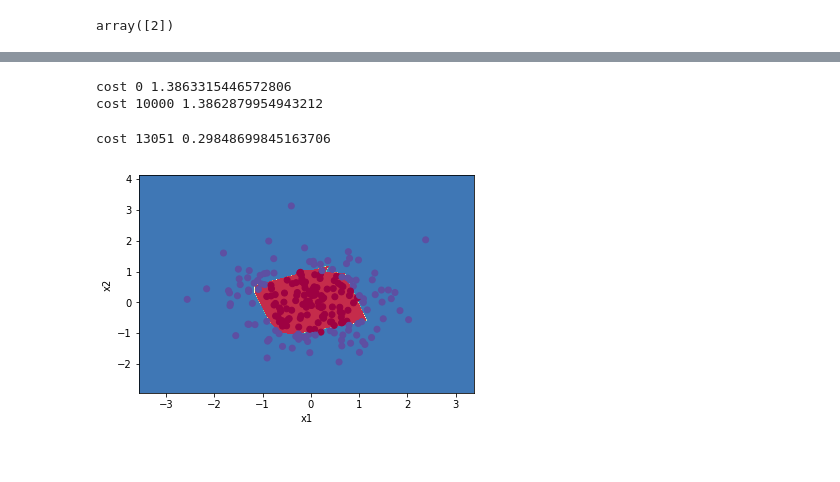
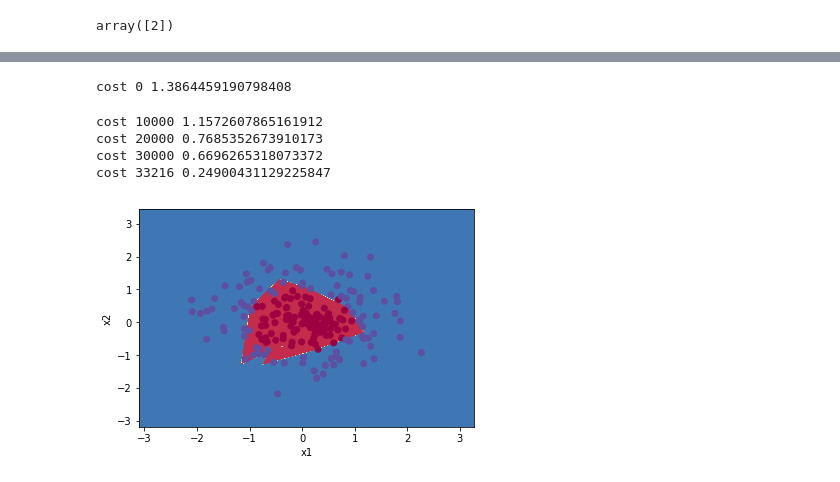
Before and after one commit to mkuzmik/neural-networks, a Jupyter notebook: mlp.ipynb, the cells around one changed output, grey strips where cells are left out. Saved outputs shown, nothing was run; the diff lists cells and outputs as text; code cells hidden in the pictures.

```diff
--- a/mlp.ipynb
+++ b/mlp.ipynb
@@ -279,16 +233,17 @@ def backward_propagation(Nn, cache, X, Y):
     Y -- dataset labels
 
     Returns:
-    gradients -- list of gradients
+    gradients -- list of gradients for each layer
     """
     m = X.shape[0]
-    # dZ - error vector
+    # dZ - error vector (delta)
+    # calculate elta of the last layer (final output)
     dZ = list(reversed(cache))[0] - Y
     gradients = []
 
     for (layer, A) in zip(list(reversed(Nn)), list(reversed(cache))[1:]):
         dW = (1/m) * np.dot(dZ, A.T)
-        dB = (1 / m) * np.sum(dZ, axis=1, keepdims=True)
+        dB = (1/m) * np.sum(dZ, axis=1, keepdims=True)
         gradients = [{'dW': dW,'dB': dB}] + gradients
         dZ = np.multiply(np.dot(layer['weights'].T, dZ), 1 - np.power(A, 2))
 
@@ -312,7 +267,13 @@ backward_propagation(
          [-12., -24.]]), 'dB': array([[  0.],
          [-12.]])}, {'dW': array([[2., 4.]]), 'dB': array([[2.]])}]
 # %%
-def update_weights(Nn, gradients, learning_rate=1.2):
+def update_parameters(Nn, gradients, learning_rate=1.2):
+    """
+    Updates neural network weights and biases based on gradients calculated in back-propagation process
+
+    Nn -- neural network model
+    gradients -- output of backpropagation
+    """
     result_Nn = []
     for (layer, grad) in zip(Nn, gradients):
         layer['weights'] = layer['weights'] - learning_rate * grad['dW']
@@ -333,12 +294,18 @@ update_weights(
 # %%
 def mlp_network(X, Y, iterations = 1000, hidden_layers=[10], activation='sigmoid', learning_rate=1.2, threshold=None):
     """
+    Initializes and learns neural network model based on input dataset and parameters
+    X -- input dataset
+    Y -- labels of input dataset
+
     Returns:
+    (W, partials)
     W -- weights of optimal neural network
-    partials -- 10 partial results
+    partials -- 10 partial results of not-yet-fully-learned network
     """
+
     sizes = layers_sizes(X, Y, hidden_layers)
-    W = initialize_layers(sizes)
+    W = initialize_nn(sizes)
     partials = []
 
     for i in range(iterations):
@@ -353,10 +320,10 @@ def mlp_network(X, Y, iterations = 1000, hidden_layers=[10], activation='sigmoid
 
         gradients = backward_propagation(W, cache, X, Y)
 
-        W = update_weights(W, gradients, learning_rate)
+        W = update_parameters(W, gradients, learning_rate)
 
     print('cost', i, compute_cost(A, Y))
     return W, partials
 
-optimal_W, partials = mlp_network(X, Ym, 1000, [6])
+optimal_W, partials = mlp_network(X, class_to_vec(Y), 1000, [6])
 # %% [output]
@@ -374,7 +341,11 @@ cost 999 0.3027842447579983
 # %%
-def predict(X, W):
+def predict(X, Nn):
+    """
+    X -- samples to predict
+    Nn -- neural network model
+    """
     results = []
-    R = forward_propagation(X, W)[0]
+    R = forward_propagation(X, Nn)[0]
     for col in R.T:
         results += [col.argmax()]
     return np.array(results)
@@ -434,11 +392,13 @@ plt.scatter(Xg.T[0, :], Xg.T[1, :], c=Yg, s=40, cmap=plt.cm.Spectral);
 # %%
 Xl = Xg
 Yl = Yg
 
-nn,_ = mlp_network(Xl, class_to_vec(Yl), 100000, [20,10], learning_rate=1.2, threshold=0.3)
+nn,_ = mlp_network(Xl, class_to_vec(Yl), 100000, [20,10], learning_rate=2, threshold=0.25)
 plot_decision_boundary(lambda x: predict(x, nn), Xl.T, Yl.T)
 # %% [output]
-cost 0 1.3863315446572806
-cost 10000 1.3862879954943212
+cost 0 1.3864459190798408
-cost 13051 0.29848699845163706
+cost 10000 1.1572607865161912
+cost 20000 0.7685352673910173
+cost 30000 0.6696265318073372
+cost 33216 0.24900431129225847
-[figure, old version]
+[figure, new version]
```
Also changed, not shown: parts of 18 cells of this notebook.
